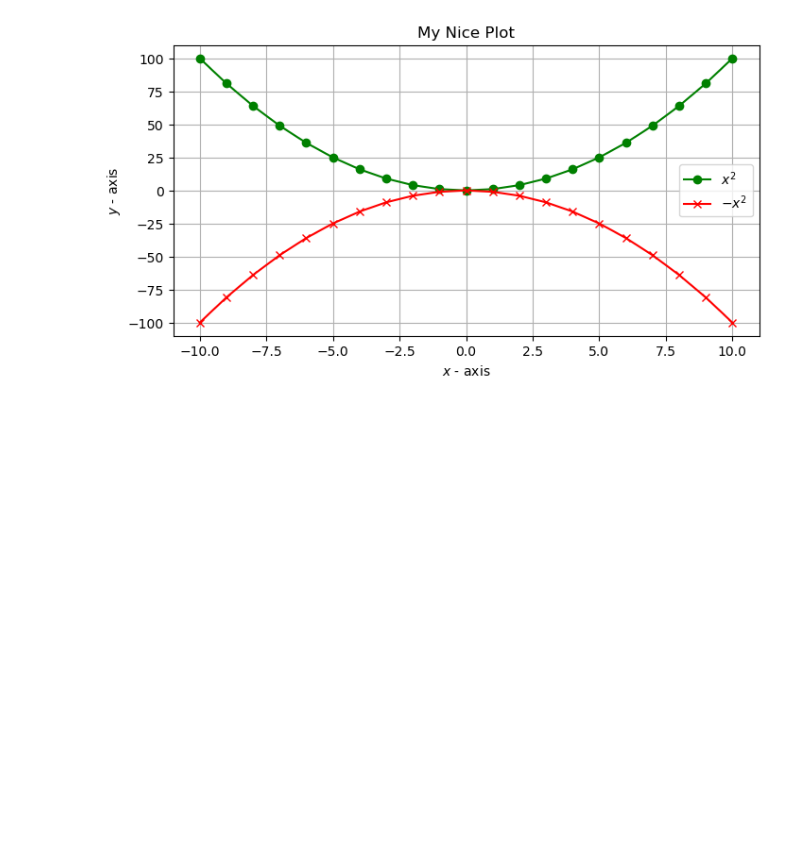
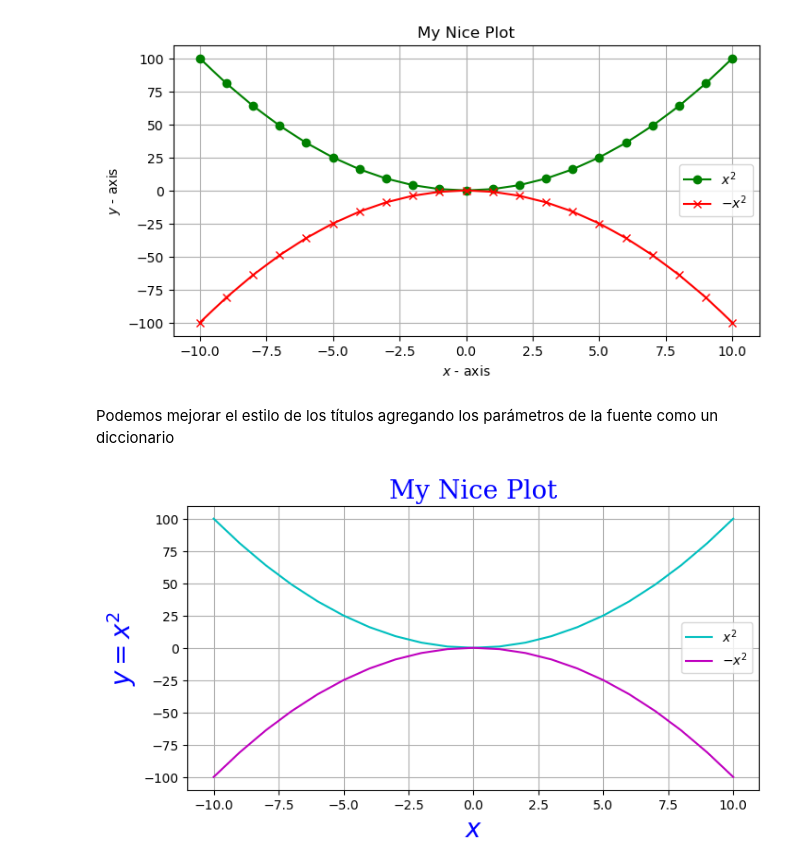
Before and after one commit to Jiliar/machine-learning-specialization, a Jupyter notebook: sessions/Session 8 Visualización de Datos.ipynb, the cells around one changed output. Cells and saved outputs as stored; diff of their text form; code cells hidden in the pictures; blank space fills up the shorter version.

Commit message:
Session 8: Visualización de datos

```diff
--- a/sessions/Session 8 Visualización de Datos.ipynb
+++ b/sessions/Session 8 Visualización de Datos.ipynb
@@ -38,3 +56,19 @@ plt.grid()
 plt.show()
 # %% [output]
 [figure]
+# %% [markdown]
+Podemos mejorar el estilo de los títulos agregando los parámetros de la fuente como un diccionario
+# %%
+font = {'family':'serif','color':'blue','size':20}
+
+plt.figure(figsize=(8, 4))
+plt.title('My Nice Plot', fontdict=font)
+plt.plot(x, x ** 2, label= "$x^2$", color='c', marker='')
+plt.plot(x, -1 * (x ** 2), label='$-x^2$', color='m', marker='')
+plt.xlabel('$x$', fontdict=font)
+plt.ylabel('$y=x^2$', fontdict=font)
+plt.legend()
+plt.grid()
+plt.show()
+# %% [output]
+[figure, added]
```
Also changed, not shown: parts of 106 cells of this notebook, 1 other file.
